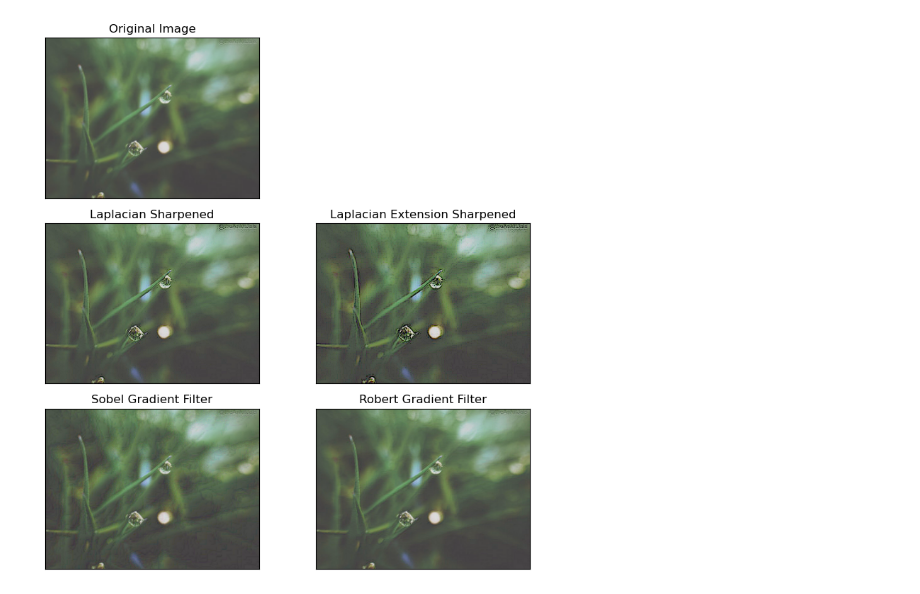
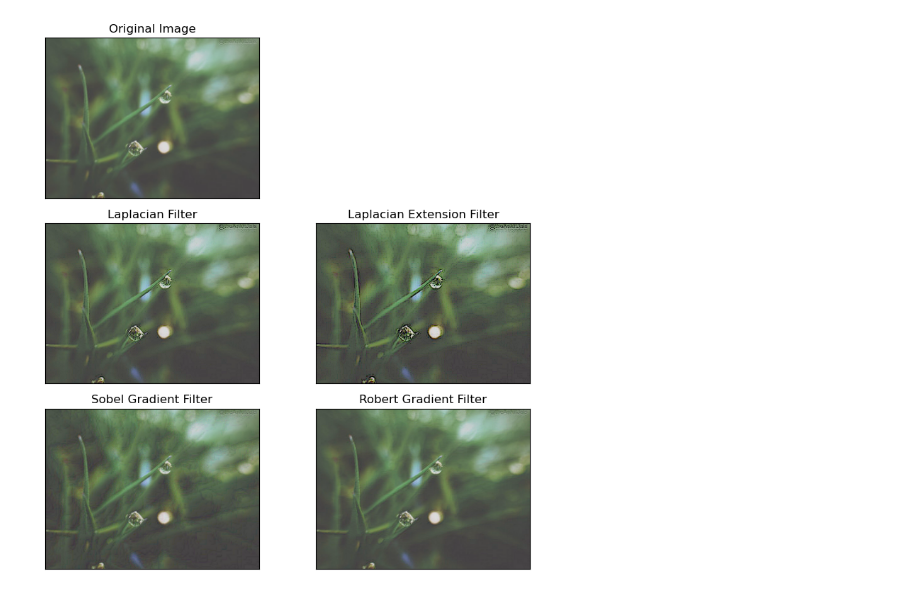
Before and after one commit to ExitedState/2301368-img_proc_lab, a Jupyter notebook: Assignment #3/Q2/LAB3_q2.ipynb, the cells around one changed output. Drawn from its saved outputs; the diff is of its cells as text; code cells hidden in the pictures.

```diff
--- a/Assignment #3/Q2/LAB3_q2.ipynb
+++ b/Assignment #3/Q2/LAB3_q2.ipynb
@@ -91,32 +91,32 @@ def apply_filter(image, filter_function):
 # %%
 # Load image
 blurred_image = cv2.imread("../original_images/blurred_image.jpg")
 # Apply the sharpening filters to the color image
 laplacian = apply_filter(blurred_image, apply_laplacian_filter)
 laplacian_extension = apply_filter(blurred_image, apply_laplacian_extension_filter)
 gradient_sobel = apply_filter(blurred_image, apply_sobel_gradient_filter)
 gradient_robert = apply_filter(blurred_image, apply_robert_gradient_filter_sharpened)
 
 # Save the output images
 cv2.imwrite(f"./OUTPUT/laplacian.png", laplacian)
 cv2.imwrite(f"./OUTPUT/laplacianExtension.png", laplacian_extension)
 cv2.imwrite(f"./OUTPUT/gradientSobel.png", gradient_sobel)
 cv2.imwrite(f"./OUTPUT/gradientRobert.png", gradient_robert)
 
 # Display the results
 plt.figure(figsize=(8, 8))
 plt.subplot(3, 2, 1), plt.imshow(blurred_image)
 plt.title('Original Image'), plt.xticks([]), plt.yticks([])
 plt.subplot(3, 2, 3), plt.imshow(laplacian)
-plt.title('Laplacian Sharpened'), plt.xticks([]), plt.yticks([])
+plt.title('Laplacian Filter'), plt.xticks([]), plt.yticks([])
 plt.subplot(3, 2, 4), plt.imshow(laplacian_extension)
-plt.title('Laplacian Extension Sharpened'), plt.xticks([]), plt.yticks([])
+plt.title('Laplacian Extension Filter'), plt.xticks([]), plt.yticks([])
 plt.subplot(3, 2, 5), plt.imshow(gradient_sobel)
 plt.title('Sobel Gradient Filter'), plt.xticks([]), plt.yticks([])
 plt.subplot(3, 2, 6), plt.imshow(gradient_robert)
 plt.title('Robert Gradient Filter'), plt.xticks([]), plt.yticks([])
 
 plt.tight_layout()
 plt.show()
 # %% [output]
-[figure, old version]
+[figure, new version]
```
